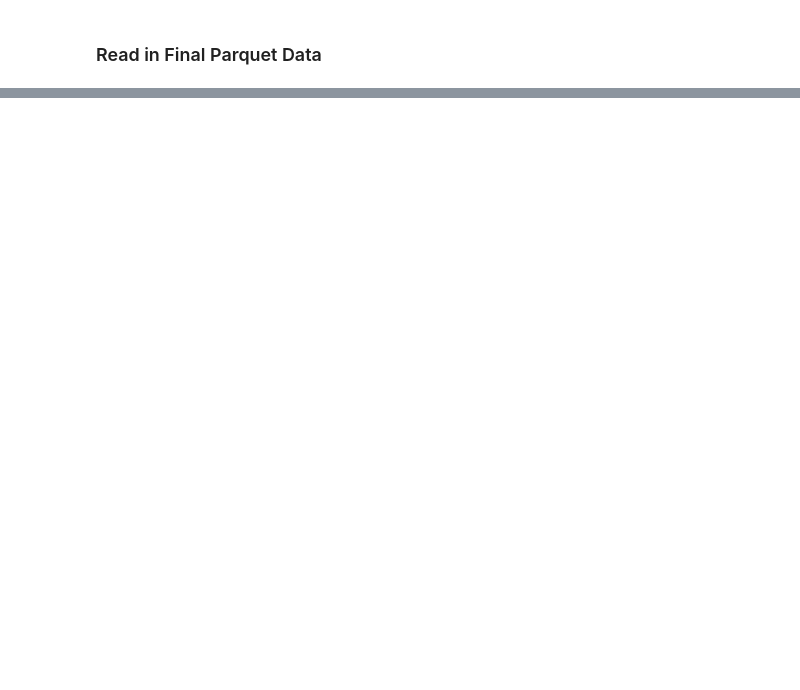
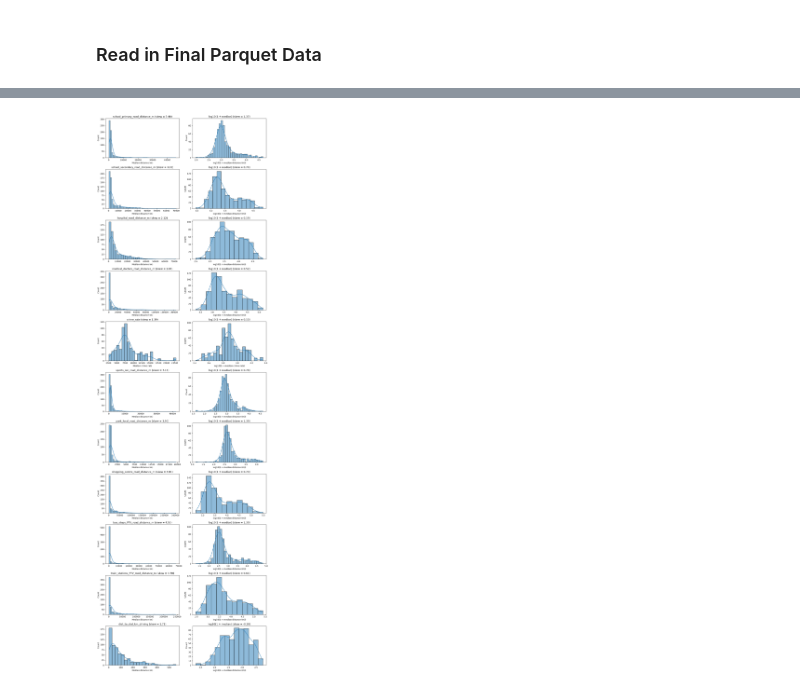
Before and after one commit to NikhilGaba49/industry-project-group-1, a Jupyter notebook: notebooks/calculate_liveability.ipynb, the cells around one changed output, grey strips where cells are left out. Drawn from its saved outputs; the diff is of its cells as text; code cells hidden in the pictures; blank space fills up the shorter version.

```diff
--- a/notebooks/calculate_liveability.ipynb
+++ b/notebooks/calculate_liveability.ipynb
@@ -70,0 +95,17 @@ def standardised_log_median_by_suburb(
+# %%
+weights = pd.Series(
+    {
+        "school_primary_road_distance_m": 0.05, # Education
+        "school_secondary_road_distance_m": 0.05,  # Education
+        "hospital_road_distance_m": 0.13,  # Healthcare
+        "medical_doctors_road_distance_m": 0.07, # Healthcare
+        "crime_rate": 0.25, # Stability
+        "sports_rec_road_distance_m": 0.075, # Culture & Environment
+        "park_local_road_distance_m": 0.075, # Culture & Environment
+        "shopping_centre_road_distance_m": 0.1, # Culture & Environment
+        "bus_stops_PTV_road_distance_m": 0.05, # Infrastructure
+        "train_stations_PTV_road_distance_m": 0.1, # Infrastructure
+        "dist_to_cbd_km_driving": 0.05, # Infrastructure
+    }
+)
+weights.sum()
@@ -70,0 +118,43 @@ def standardised_log_median_by_suburb(
+# %%
+# Features that are not distances, with the text used in axis labels
+NON_DISTANCE_LABELS = {"crime_rate": "crime rate"}
+
+# group by suburb, compute median of each feature in liveability calculation
+median_values = pd.DataFrame(
+    {
+        column: df.groupby("suburb")[column].median()
+        for column in weights.index
+    }
+)
+
+# apply log base 10 transform (+1 to ensure 0 distance doesn't fail)
+log_median_values = np.log10(1 + median_values)
+
+# all distributions will be visualised on the same plot window
+fig, axes = plt.subplots(
+    len(weights), 2, figsize=(12, 3.5 * len(weights))
+)
+
+for row, column in enumerate(weights.index):
+    raw = median_values[column]
+    logged = log_median_values[column]
+
+    # set to non-distance label column, otherwise revert to distance (m)
+    label = NON_DISTANCE_LABELS.get(column, "distance (m)")
+
+    # kde plot of distribution of raw medians
+    sns.histplot(raw, kde=True, ax=axes[row, 0])
+    axes[row, 0].set_title(f"{column} (skew = {raw.skew():.2f})")
+    axes[row, 0].set_xlabel(f"Median {label}")
+
+    # kde plot of distribution of logged medians, alongside the raw medians
+    sns.histplot(logged, kde=True, ax=axes[row, 1])
+    axes[row, 1].set_title(
+        f"log10(1 + median) (skew = {logged.skew():.2f})"
+    )
+    axes[row, 1].set_xlabel(f"log10(1 + median {label})")
+
+plt.tight_layout()
+plt.show()
+# %% [output]
+[figure, added]
```
Also changed, not shown: parts of 23 cells of this notebook.
